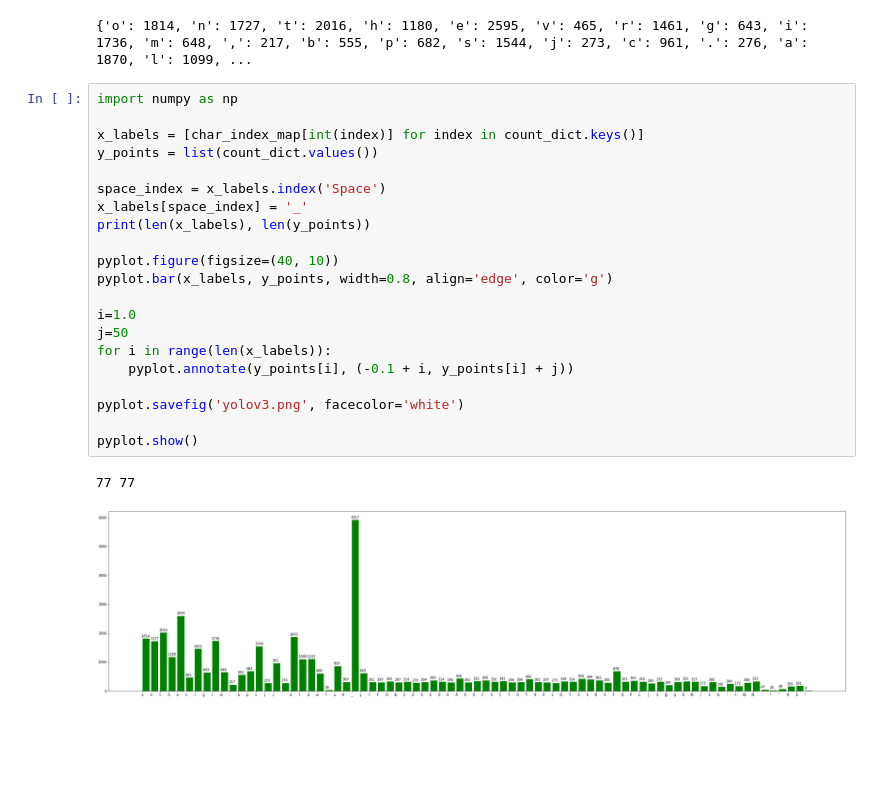
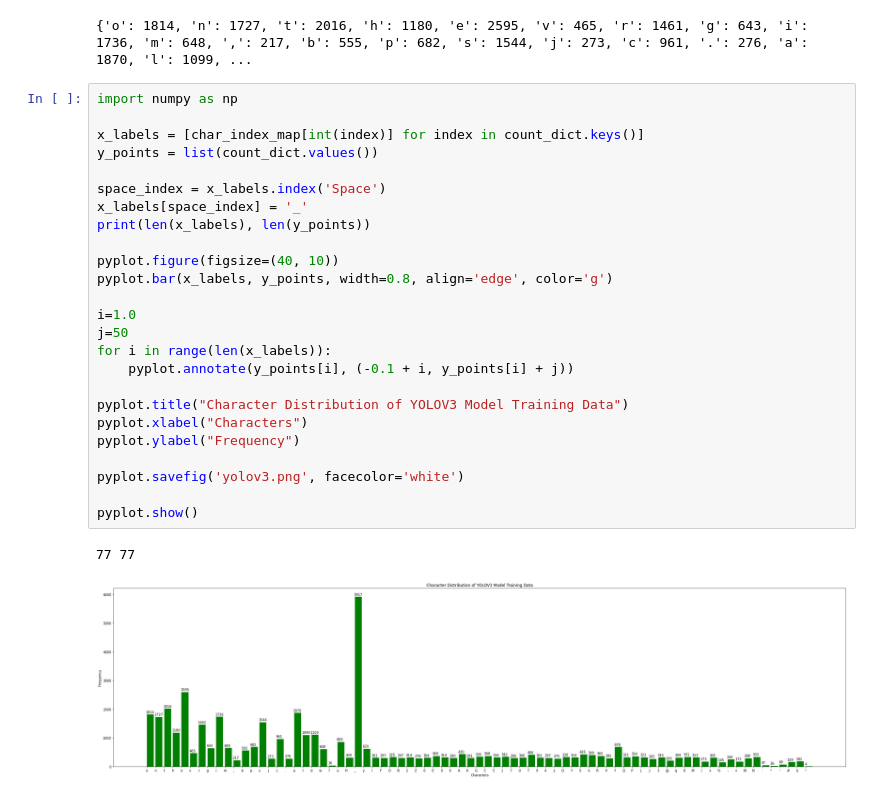
Before and after one commit to srividya-p/TIRF-Gujrati-Script-Recognition, a Jupyter notebook: char-distribution/yolov3.ipynb, the cells around one changed output. Saved outputs shown, nothing was run; the diff lists cells and outputs as text; blank space fills up the shorter version.

Commit message:
Graph Labels

```diff
--- a/char-distribution/yolov3.ipynb
+++ b/char-distribution/yolov3.ipynb
@@ -59,24 +59,28 @@ print(char_count)
 # %%
 import numpy as np
 
 x_labels = [char_index_map[int(index)] for index in count_dict.keys()]
 y_points = list(count_dict.values())
 
 space_index = x_labels.index('Space')
 x_labels[space_index] = '_'
 print(len(x_labels), len(y_points))
 
 pyplot.figure(figsize=(40, 10))
 pyplot.bar(x_labels, y_points, width=0.8, align='edge', color='g')
 
 i=1.0
 j=50
 for i in range(len(x_labels)):
     pyplot.annotate(y_points[i], (-0.1 + i, y_points[i] + j))
 
+pyplot.title("Character Distribution of YOLOV3 Model Training Data")
+pyplot.xlabel("Characters")
+pyplot.ylabel("Frequency")
+
 pyplot.savefig('yolov3.png', facecolor='white')
 
 pyplot.show()
 # %% [output]
 77 77
-[figure, old version]
+[figure, new version]
```
Also changed, not shown: 7 other files.
